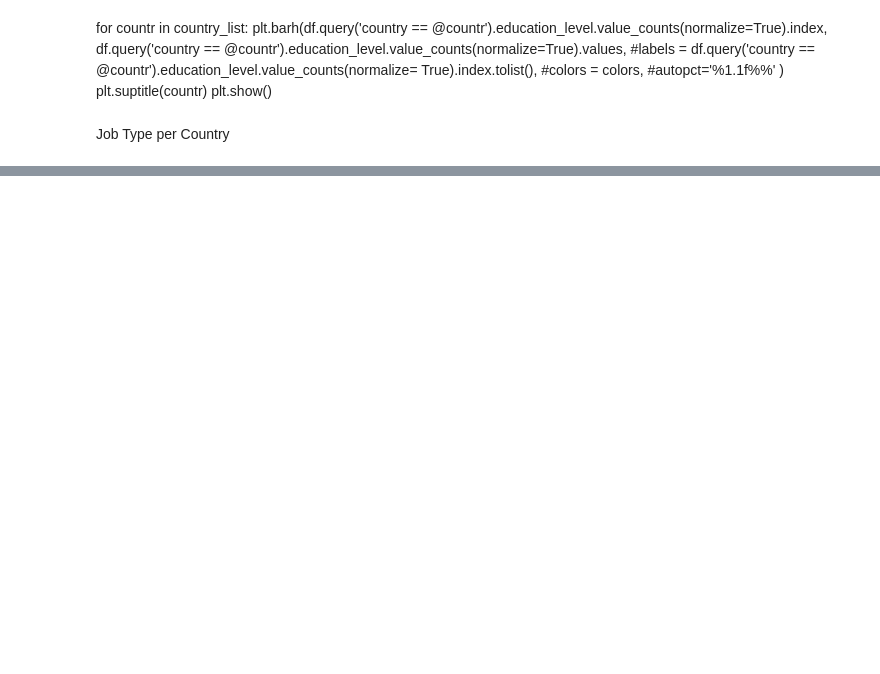
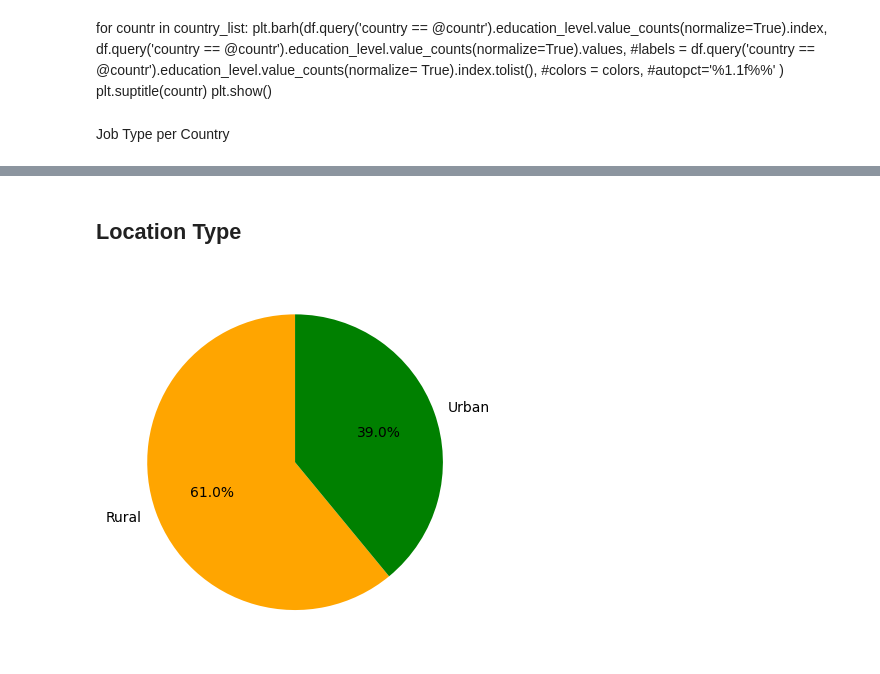
Before and after one commit to M4R1T4/ML_proj_Feb_2024, a Jupyter notebook: 01_Data_and_EDA.ipynb, the cells around one changed output, grey strips where cells are left out. Cells and saved outputs as stored; diff of their text form; code cells hidden in the pictures; blank space fills up the shorter version.

```diff
--- a/01_Data_and_EDA.ipynb
+++ b/01_Data_and_EDA.ipynb
@@ -311,0 +358,13 @@ KeyError: "['No Income'] not in index"
+# %% [markdown]
+## Location Type
+# %%
+
+plt.pie(df.location_type.value_counts(normalize=True),
+                labels = ['Rural', 'Urban'],
+                colors = ['orange', 'green'],
+                autopct='%1.1f%%',
+                startangle= 90,
+                radius = 1.)
+plt.show()
+# %% [output]
+[figure, added]
```
Also changed, not shown: parts of 36 cells of this notebook.
